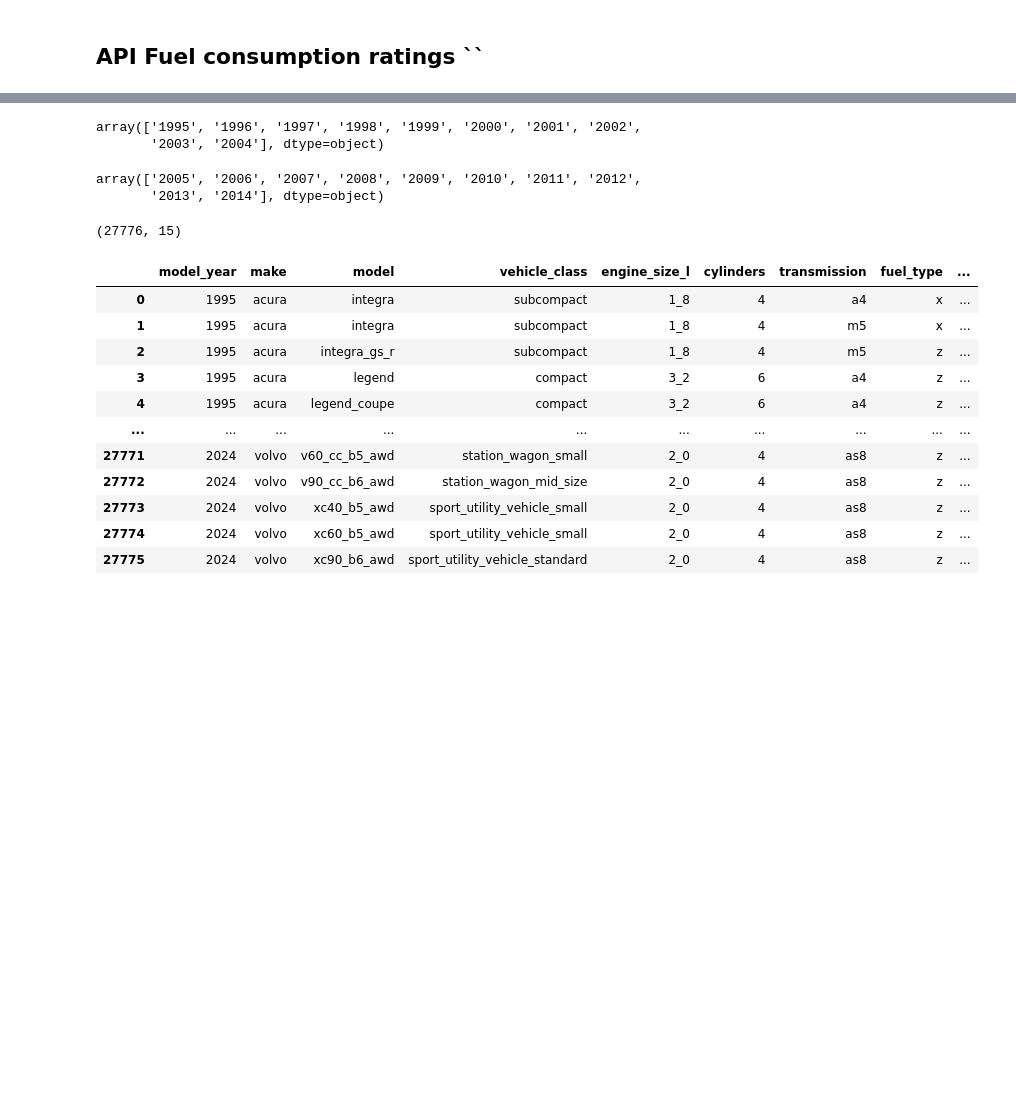
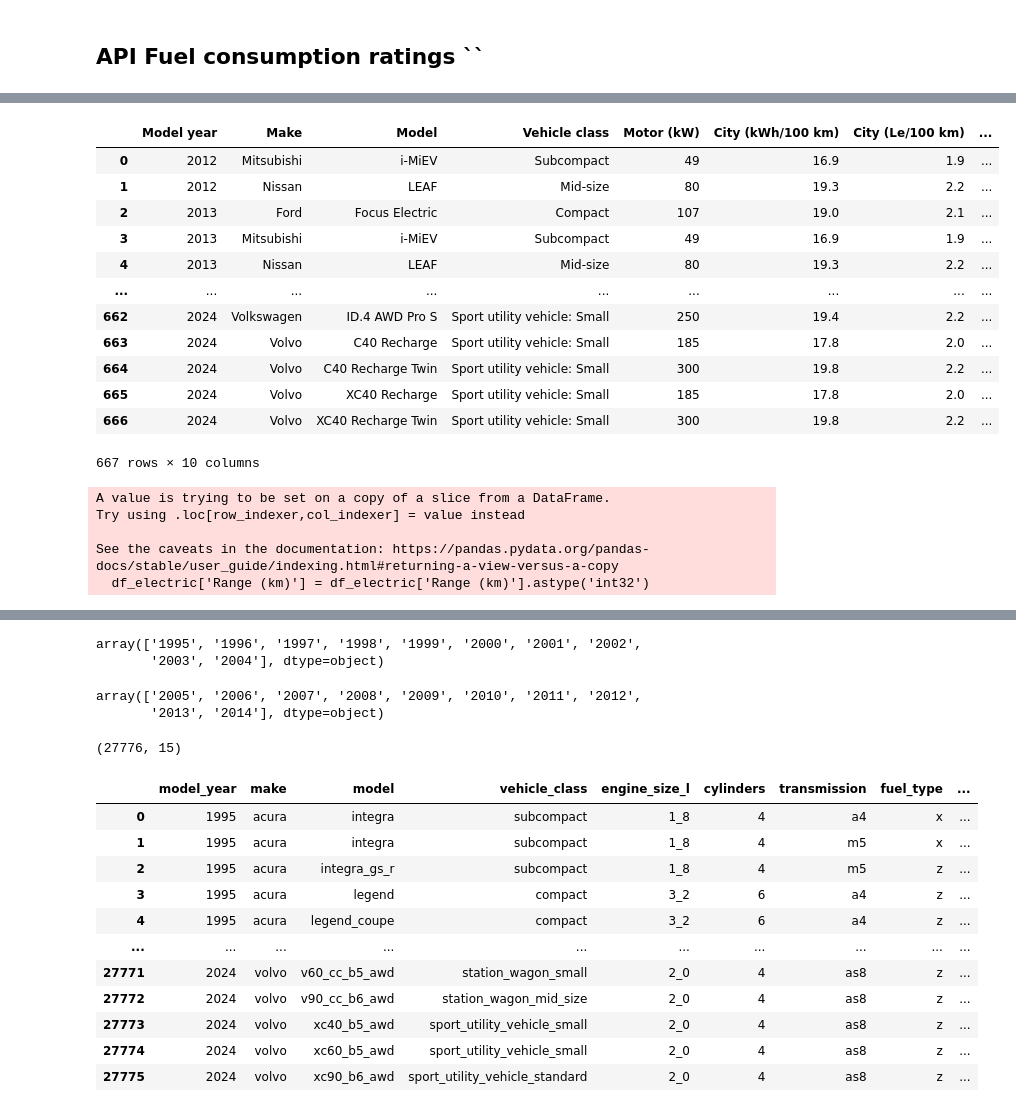
Before and after one commit to clblommberg/MVP_ML_TransporteNY, a Jupyter notebook: notebooks/01_Scraping.ipynb, the cells around one changed output, grey strips where cells are left out. Saved outputs shown, nothing was run; the diff lists cells and outputs as text; code cells hidden in the pictures; blank space fills up the shorter version.

```diff
--- a/notebooks/01_Scraping.ipynb
+++ b/notebooks/01_Scraping.ipynb
@@ -1043,0 +1083,18 @@ df_electric = scrape_ckan_data("026e45b4-eb63-451f-b34f-d9308ea3a3d9", 668)  # B
+# %%
+df_electric = df_electric.drop(['Transmission', 'Fuel type', 'Smog rating', 'Highway (kWh/100 km)', 'CO2 rating', 'Combined (kWh/100 km)', 'Highway (Le/100 km)', 'Combined (Le/100 km)'], axis=1)
+# %%
+df_electric
+# %% [output]
+|  | Model year | Make | Model | Vehicle class | Motor (kW) | City (kWh/100 km) | City (Le/100 km) | ... |
+| 0 | 2012 | Mitsubishi | i-MiEV | Subcompact | 49 | 16.9 | 1.9 | ... |
+| 1 | 2012 | Nissan | LEAF | Mid-size | 80 | 19.3 | 2.2 | ... |
+| 2 | 2013 | Ford | Focus Electric | Compact | 107 | 19.0 | 2.1 | ... |
+| 3 | 2013 | Mitsubishi | i-MiEV | Subcompact | 49 | 16.9 | 1.9 | ... |
+| 4 | 2013 | Nissan | LEAF | Mid-size | 80 | 19.3 | 2.2 | ... |
+| ... | ... | ... | ... | ... | ... | ... | ... | ... |
+| 662 | 2024 | Volkswagen | ID.4 AWD Pro S | Sport utility vehicle: Small | 250 | 19.4 | 2.2 | ... |
+| 663 | 2024 | Volvo | C40 Recharge | Sport utility vehicle: Small | 185 | 17.8 | 2.0 | ... |
+| 664 | 2024 | Volvo | C40 Recharge Twin | Sport utility vehicle: Small | 300 | 19.8 | 2.2 | ... |
+| 665 | 2024 | Volvo | XC40 Recharge | Sport utility vehicle: Small | 185 | 17.8 | 2.0 | ... |
+| 666 | 2024 | Volvo | XC40 Recharge Twin | Sport utility vehicle: Small | 300 | 19.8 | 2.2 | ... |
+667 rows × 10 columns
@@ -1043,0 +1105,8 @@ df_electric = scrape_ckan_data("026e45b4-eb63-451f-b34f-d9308ea3a3d9", 668)  # B
+# %%
+df_electric['Range (km)'] = df_electric['Range (km)'].astype('int32')
+# %% [output]
+A value is trying to be set on a copy of a slice from a DataFrame.
+Try using .loc[row_indexer,col_indexer] = value instead
+
+See the caveats in the documentation: https://pandas.pydata.org/pandas-docs/stable/user_guide/indexing.html#returning-a-view-versus-a-copy
+  df_electric['Range (km)'] = df_electric['Range (km)'].astype('int32')
```
Also changed, not shown: parts of 20 cells of this notebook, 1 other file.
